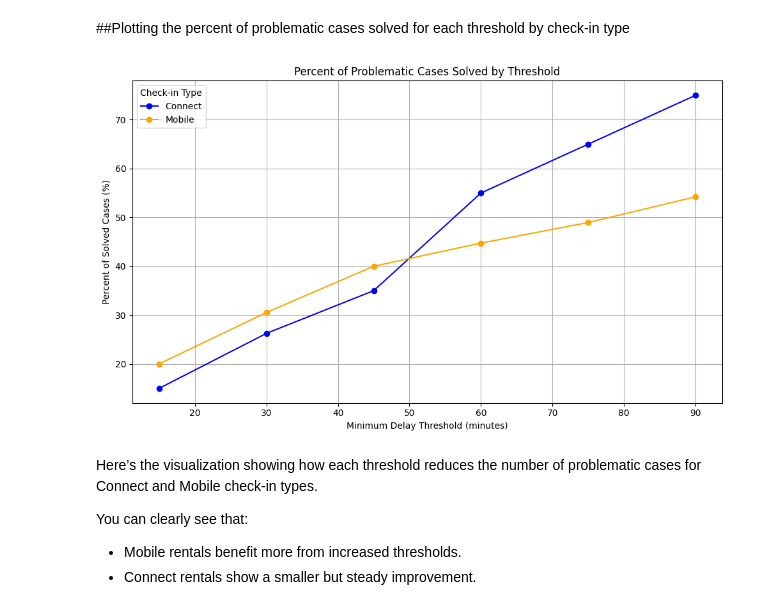
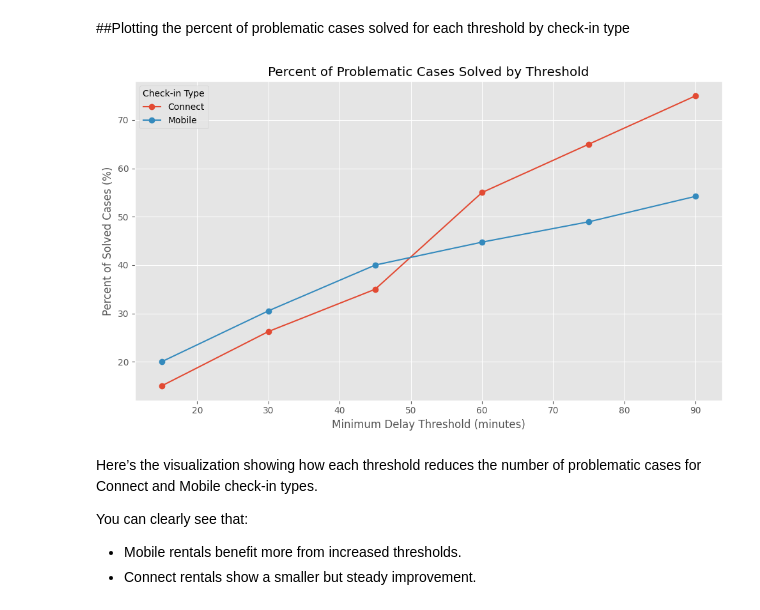
Before and after one commit to YnaPqt/deploiement-getaround, a Jupyter notebook: getaround_analysis.ipynb, the cells around one changed output. Saved outputs shown, nothing was run; the diff lists cells and outputs as text; code cells hidden in the pictures.

```diff
--- a/getaround_analysis.ipynb
+++ b/getaround_analysis.ipynb
@@ -29,6 +29,8 @@ import pandas as pd
 import numpy as np
 import matplotlib.pyplot as plt
 from IPython.display import display
+
+plt.style.use('ggplot')
 # %% [markdown]
 #Load Dataset
 # %%
@@ -404,30 +406,27 @@ display(solved_by_type_df)
 ##Plotting the percent of problematic cases solved for each threshold by check-in type
 # %%
 # Plotting the percent of problematic cases solved for each threshold by check-in type
-# Define custom colors
-colors = {'connect': 'blue', 'mobile': 'orange'}
 
 # Plot with custom colors
 plt.figure(figsize=(10, 6))
 for checkin_type in solved_by_type_df['checkin_type'].unique():
     subset = solved_by_type_df[solved_by_type_df['checkin_type'] == checkin_type]
     plt.plot(
         subset['threshold_minutes'],
         subset['percent_solved'],
         marker='o',
-        label=checkin_type.capitalize(),
-        color=colors.get(checkin_type, 'gray')
+        label=checkin_type.capitalize()
     )
 
 plt.title('Percent of Problematic Cases Solved by Threshold')
 plt.xlabel('Minimum Delay Threshold (minutes)')
 plt.ylabel('Percent of Solved Cases (%)')
 plt.legend(title='Check-in Type')
 plt.grid(True)
 plt.tight_layout()
 plt.show()
 # %% [output]
-[figure, old version]
+[figure, new version]
 # %% [markdown]
 Here’s the visualization showing how each threshold reduces the number of problematic cases for Connect and Mobile check-in types.
 
```
Also changed, not shown: parts of 10 cells of this notebook.
